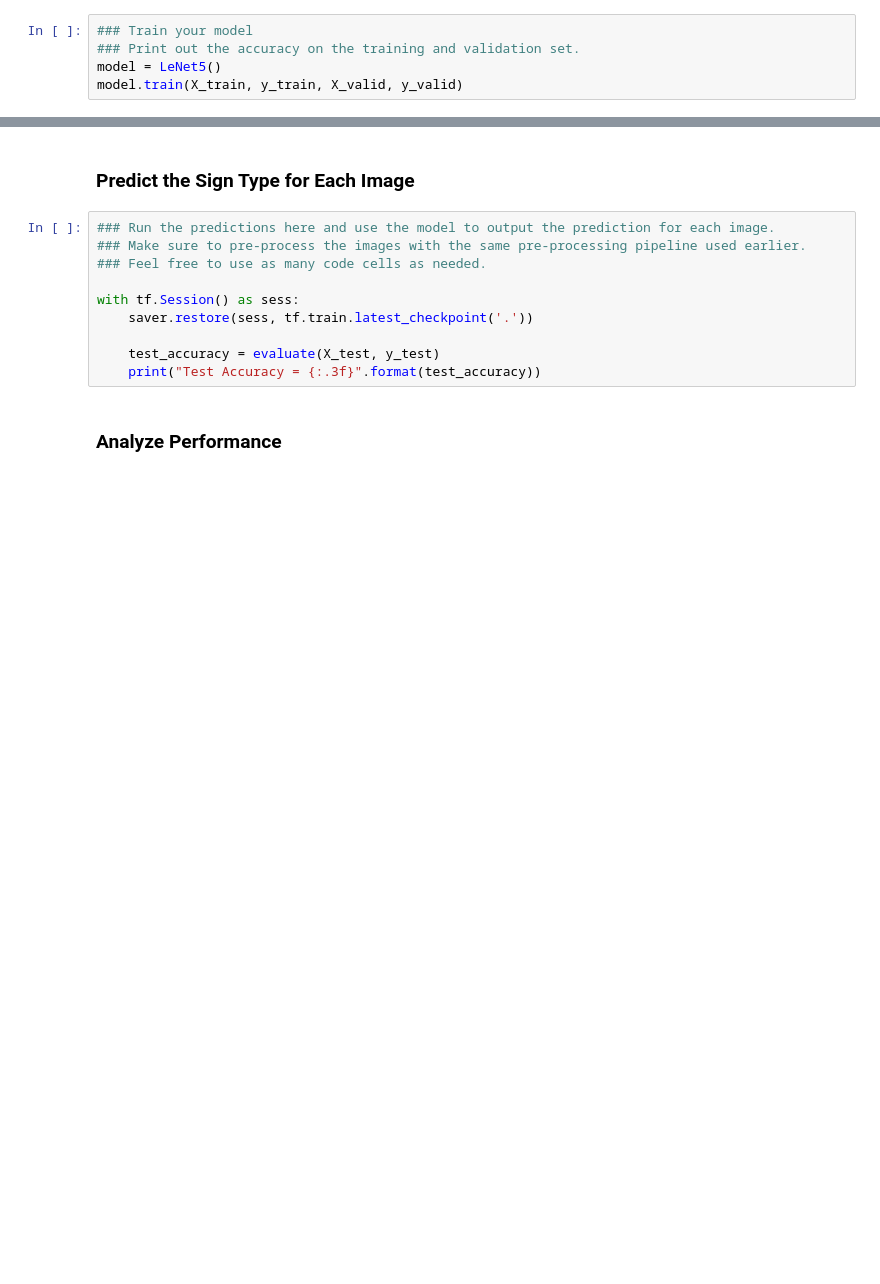
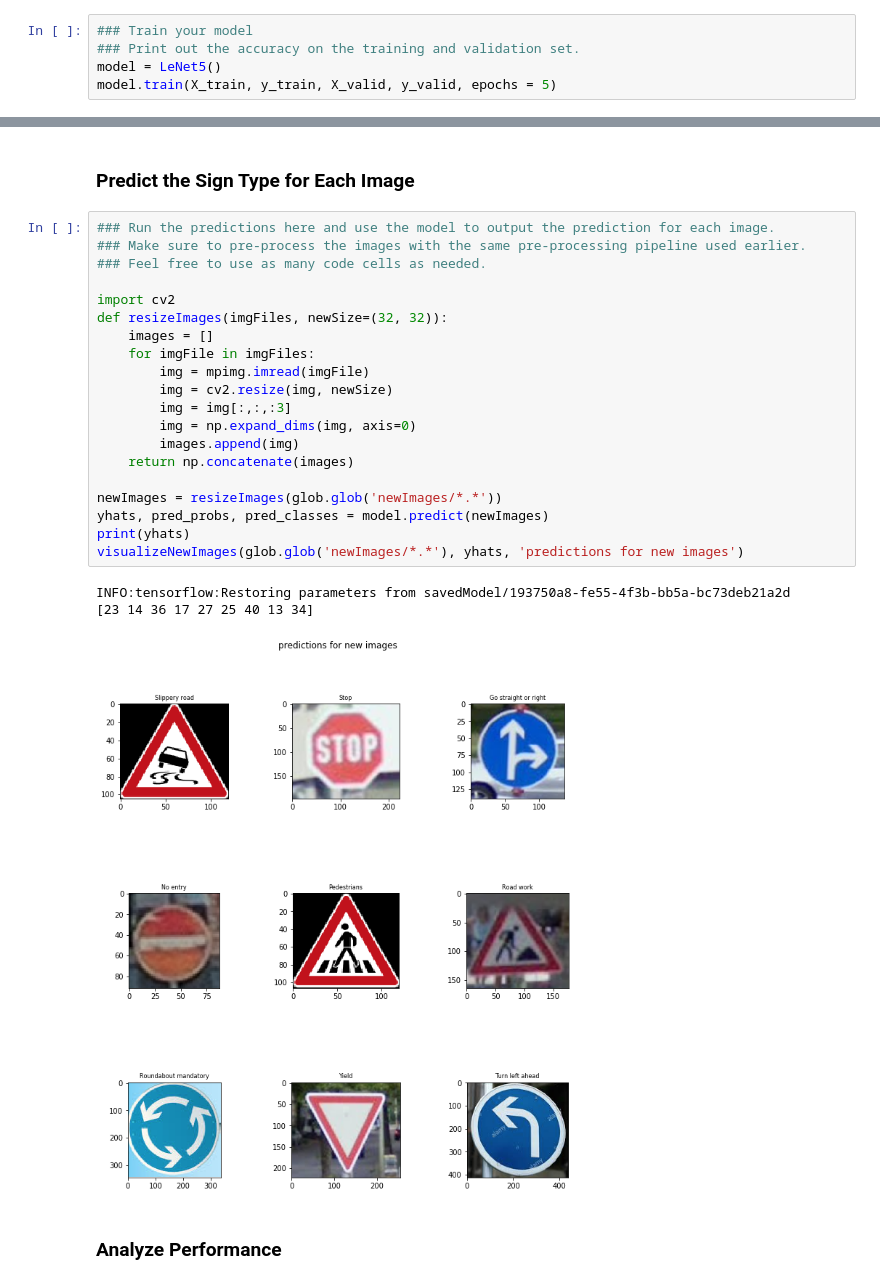
Before and after one commit to tcdoan/CarND-Traffic-Sign-Classifier-Project, a Jupyter notebook: Traffic_Sign_Classifier.ipynb, the cells around one changed output, grey strips where cells are left out. Cells and saved outputs as stored; diff of their text form; blank space fills up the shorter version.

```diff
--- a/Traffic_Sign_Classifier.ipynb
+++ b/Traffic_Sign_Classifier.ipynb
@@ -474,7 +482,7 @@ sets imply underfitting. A high accuracy on the training set but low accuracy on
 ### Train your model
 ### Print out the accuracy on the training and validation set.
 model = LeNet5()
-model.train(X_train, y_train, X_valid, y_valid)
+model.train(X_train, y_train, X_valid, y_valid, epochs = 5)
 # %% [output]
 Training...
 EPOCH 1 ...
@@ -575,13 +585,27 @@ visualizeNewImages(imgFiles)
 # %%
 ### Run the predictions here and use the model to output the prediction for each image.
 ### Make sure to pre-process the images with the same pre-processing pipeline used earlier.
 ### Feel free to use as many code cells as needed.
 
-with tf.Session() as sess:
-    saver.restore(sess, tf.train.latest_checkpoint('.'))
+import cv2
+def resizeImages(imgFiles, newSize=(32, 32)):
+    images = []
+    for imgFile in imgFiles:
+        img = mpimg.imread(imgFile)
+        img = cv2.resize(img, newSize)
+        img = img[:,:,:3]
+        img = np.expand_dims(img, axis=0)
+        images.append(img)
+    return np.concatenate(images)
 
-    test_accuracy = evaluate(X_test, y_test)
-    print("Test Accuracy = {:.3f}".format(test_accuracy))
+newImages = resizeImages(glob.glob('newImages/*.*'))
+yhats, pred_probs, pred_classes = model.predict(newImages)
+print(yhats)
+visualizeNewImages(glob.glob('newImages/*.*'), yhats, 'predictions for new images')
+# %% [output]
+INFO:tensorflow:Restoring parameters from savedModel/193750a8-fe55-4f3b-bb5a-bc73deb21a2d
+[23 14 36 17 27 25 40 13 34]
+[figure, added]
 # %% [markdown]
 ### Analyze Performance
 # %%
```
Also changed, not shown: parts of 16 cells of this notebook, 1 other file.
